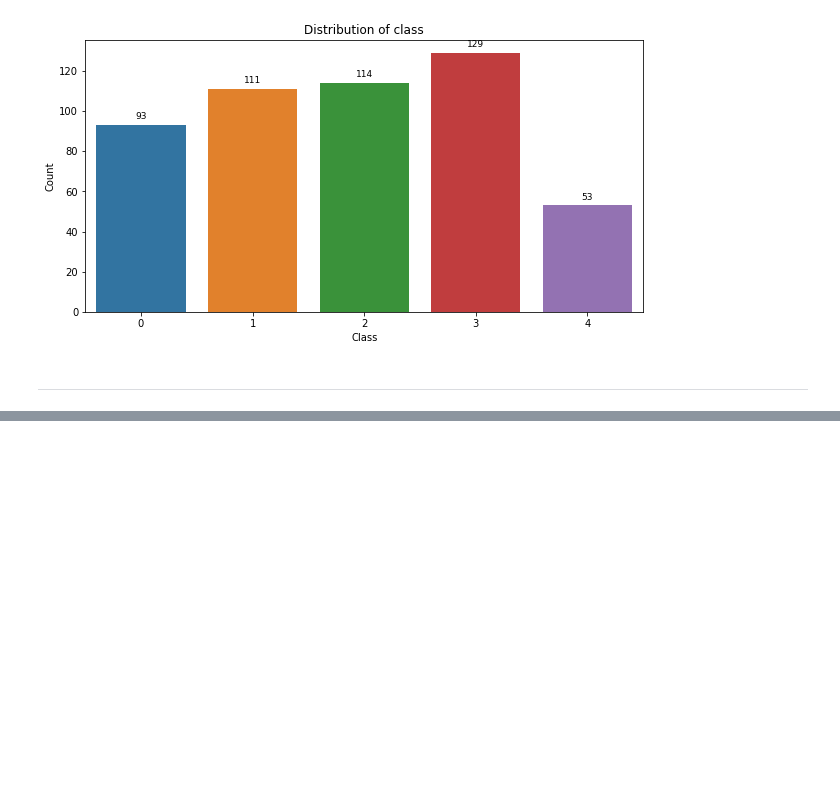
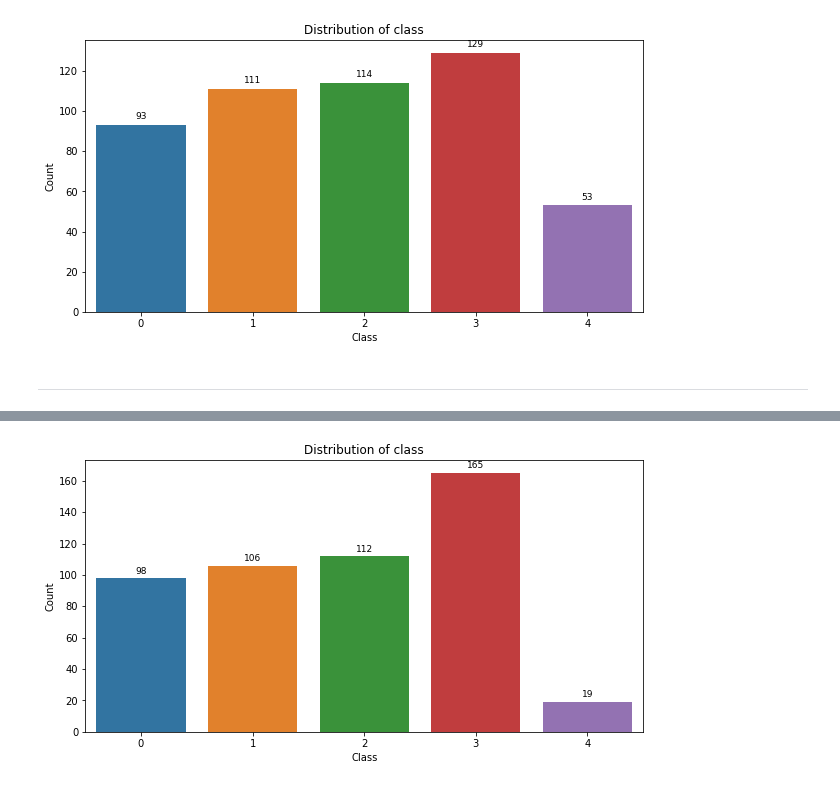
Before and after one commit to SamSam-Kim/DLThon, a Jupyter notebook: Hoon/Result_Analysis.ipynb, the cells around one changed output, grey strips where cells are left out. Cells and saved outputs as stored; diff of their text form; code cells hidden in the pictures; blank space fills up the shorter version.

```diff
--- a/Hoon/Result_Analysis.ipynb
+++ b/Hoon/Result_Analysis.ipynb
@@ -52,0 +61,4 @@ check_distribution('./submissions/sub_preBERT_withDense_072262.csv')
+# %%
+check_distribution('./submissions/bert_klue_alllayer_rm_071823.csv')
+# %% [output]
+[figure, added]
```
Also changed, not shown: parts of 5 cells of this notebook, 15 other files.
